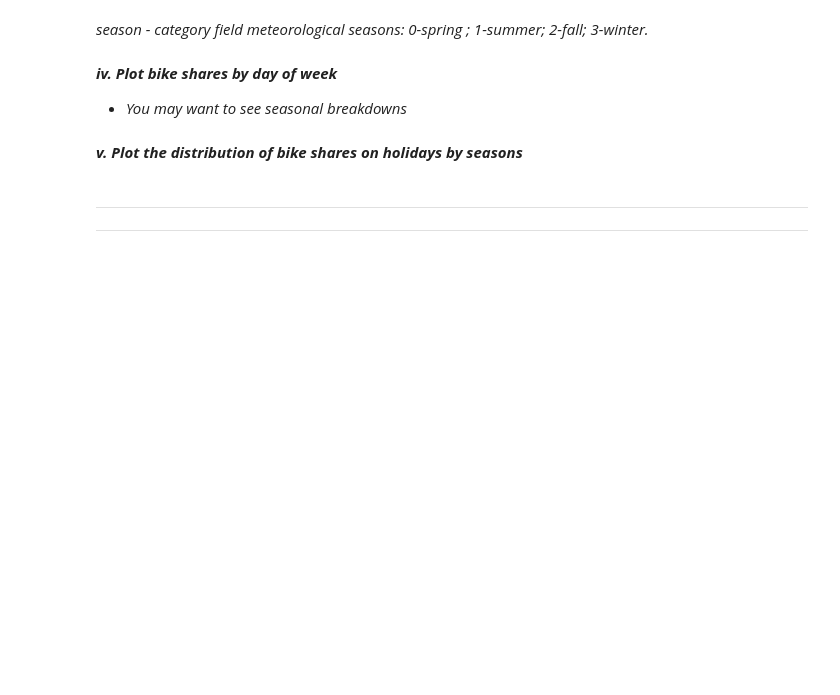
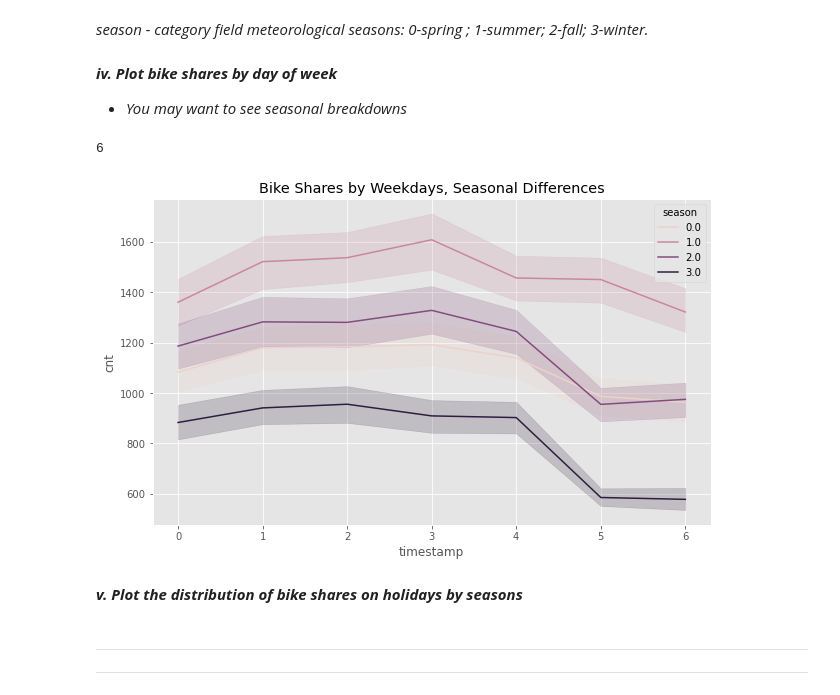
Before and after one commit to smeteo/Data_Science_and_Machine_Learning, a Jupyter notebook: 8._Capstone_Projects/Project_3_Demand_Prediction/Demand_Prediction_Capstone_3.ipynb, the cells around one changed output. Drawn from its saved outputs; the diff is of its cells as text; code cells hidden in the pictures; blank space fills up the shorter version.

```diff
--- a/8._Capstone_Projects/Project_3_Demand_Prediction/Demand_Prediction_Capstone_3.ipynb
+++ b/8._Capstone_Projects/Project_3_Demand_Prediction/Demand_Prediction_Capstone_3.ipynb
@@ -262,6 +264,16 @@ _season - category field meteorological seasons: 0-spring ; 1-summer; 2-fall; 3-
 # %% [markdown]
 ***iv. Plot bike shares by day of week***
 - *You may want to see seasonal breakdowns*
+# %%
+df['timestamp'][5].weekday()
+# %% [output]
+6
+# %%
+plt.figure(figsize=(10,6))
+sns.lineplot(data=df, x=df['timestamp'].map(lambda x: x.weekday()), y="cnt", hue="season")
+plt.title('Bike Shares by Weekdays, Seasonal Differences');
+# %% [output]
+[figure, added]
 # %% [markdown]
 ***v. Plot the distribution of bike shares on holidays by seasons***
 # %% [markdown]
```
Also changed, not shown: parts of 4 cells of this notebook.
